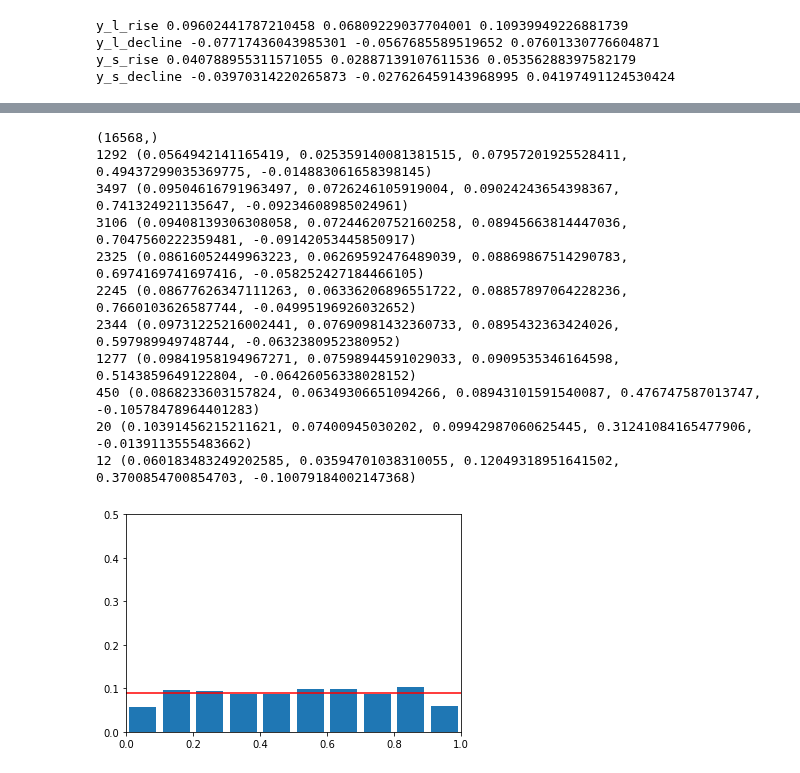
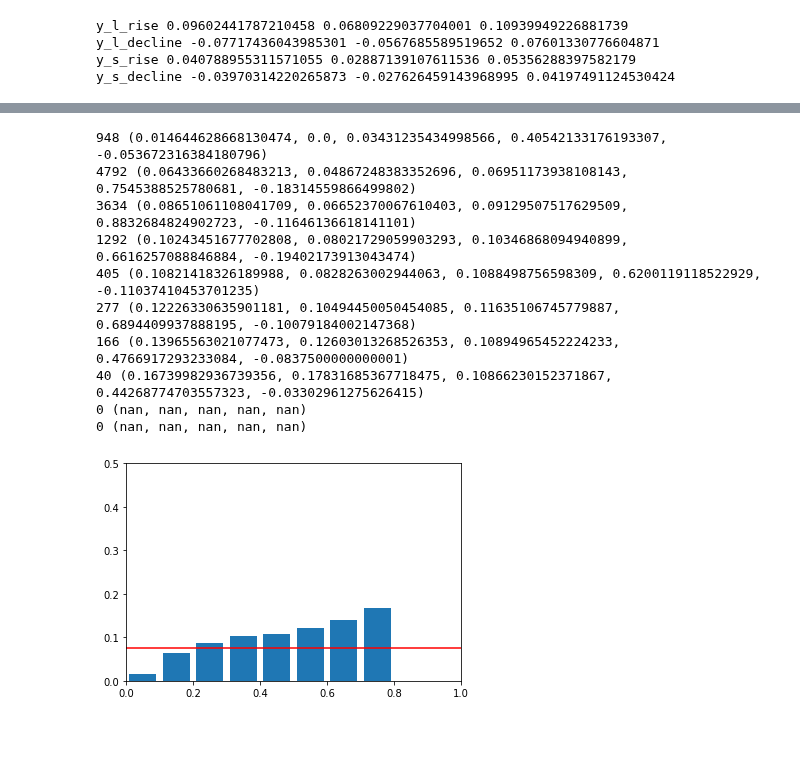
Before and after one commit to Bantorra0/Quant, a Jupyter notebook: test_clf.ipynb, the cells around one changed output, grey strips where cells are left out. Cells and saved outputs as stored; diff of their text form; code cells hidden in the pictures; blank space fills up the shorter version.

```diff
--- a/test_clf.ipynb
+++ b/test_clf.ipynb
@@ -87,9 +87,9 @@ y_l_decline -0.07717436043985301 -0.0567685589519652 0.07601330776604871
 y_s_rise 0.040788955311571055 0.02887139107611536 0.05356288397582179
 y_s_decline -0.03970314220265873 -0.027626459143968995 0.04197491124530424
 # %%
-train_date_idx = trading_date_idxes[trading_date_idxes<"2017-01-01"][:-21]
+train_date_idx = trading_date_idxes[trading_date_idxes<"2018-01-01"][:-21]
 print(train_date_idx[0],train_date_idx[-1])
-test_date_idx = trading_date_idxes[(trading_date_idxes>="2017-01-01")][:300]
+test_date_idx = trading_date_idxes[trading_date_idxes>="2018-01-01"][:-20]
 print(test_date_idx[0],test_date_idx[-1])
 
 ycol = "y_l_rise"
@@ -114,10 +109,10 @@ print(X_test.shape, Y_test[ycol].shape)
 #           }
 
 models = {"model_l_high":
-              lgbm.LGBMClassifier(n_estimators=75,
+              lgbm.LGBMClassifier(n_estimators=30,
                                   scale_pos_weight=1,
-                                 num_leaves=63,
-                                max_depth=12,
+                                 num_leaves=32,
+                                max_depth=8,
                                  random_state=0,
                                 min_child_samples=20,
                                   )
@@ -174,13 +169,9 @@ LGBMClassifier(boosting_type='gbdt', class_weight=None, colsample_bytree=1.0,
         reg_alpha=0.0, reg_lambda=0.0, scale_pos_weight=1, silent=True,
         subsample=1.0, subsample_for_bin=200000, subsample_freq=0)
 # %%
-cond = Y_test_pred[ycol]>0.8
-print(Y_test[ycol][cond].mean())
+cond = Y_test_pred[ycol]>0.3
 print(sum(cond),Y_test[ycol][cond].mean(), Y_test[ycol][cond].median(),Y_test[ycol][cond].std(),Y_test[ycol][cond].max(),Y_test[ycol][cond].min())
 
-df_combined = df_all.loc[test_date_idx][["code","open0","open","f1mv_open"]]
-df_combined["rise"] = Y_test[ycol].copy()
-df_combined["pred"] = Y_test_pred[ycol].copy()
-for code, df in df_combined[cond].groupby("code"):
-    print("\n",df)
+# print(sum(ml_model.label(Y_test[ycol],threshold=0.35)==ml_model.label(Y_test[ycol],threshold=0.4)), len(Y_test[ycol]))
+# print(Y_test[ycol][ml_model.label(Y_test[ycol],threshold=0.35)!=ml_model.label(Y_test[ycol],threshold=0.4)])
 # %% [output]
@@ -315,35 +198,30 @@ print(features_test.shape, type(features_test))
 # %%
-y_stacker_test = stacker.predict_proba(features_test)[:,1]
-# y_stacker_test = stacker.predict(features_test)
-
-print(y_stacker_test.shape)
 y1 = []
 cnt1 = []
 for i in range(10):
     p0 = i*0.1
     p1 = (i+1)*0.1
-    cond=(p0 < y_stacker_test) & (y_stacker_test <=p1)
+    cond=(p0 < Y_test_pred[ycol]) & (Y_test_pred[ycol] <=p1)
     cnt1.append(sum(cond))
     y1.append((Y_test[ycol][cond].mean(), Y_test[ycol][cond].median(),Y_test[ycol][cond].std(),Y_test[ycol][cond].max(),Y_test[ycol][cond].min()))
 for c,p in zip(cnt1,y1):
     print(c,p)
 
 plt.bar(np.arange(len(y1))*0.1+0.05,[mean for mean,_, _,_,_ in y1],width=0.08)
 plt.plot(x0,y0,color='r')
 # plt.plot(x,y1,color='r')
 plt.xlim(0,1)
 plt.ylim(0,0.5)
 plt.show()
 # %% [output]
-(16568,)
-1292 (0.0564942141165419, 0.025359140081381515, 0.07957201925528411, 0.49437299035369775, -0.014883061658398145)
-3497 (0.09504616791963497, 0.0726246105919004, 0.09024243654398367, 0.741324921135647, -0.09234608985024961)
-3106 (0.09408139306308058, 0.07244620752160258, 0.08945663814447036, 0.7047560222359481, -0.09142053445850917)
-2325 (0.08616052449963223, 0.06269592476489039, 0.08869867514290783, 0.6974169741697416, -0.058252427184466105)
-2245 (0.08677626347111263, 0.06336206896551722, 0.08857897064228236, 0.7660103626587744, -0.04995196926032652)
-2344 (0.09731225216002441, 0.07690981432360733, 0.0895432363424026, 0.597989949748744, -0.0632380952380952)
-1277 (0.09841958194967271, 0.07598944591029033, 0.0909535346164598, 0.5143859649122804, -0.06426056338028152)
-450 (0.0868233603157824, 0.06349306651094266, 0.08943101591540087, 0.476747587013747, -0.10578478964401283)
-20 (0.10391456215211621, 0.07400945030202, 0.09942987060625445, 0.31241084165477906, -0.0139113555483662)
-12 (0.060183483249202585, 0.03594701038310055, 0.12049318951641502, 0.3700854700854703, -0.10079184002147368)
+948 (0.014644628668130474, 0.0, 0.03431235434998566, 0.40542133176193307, -0.053672316384180796)
+4792 (0.06433660268483213, 0.04867248383352696, 0.06951173938108143, 0.7545388525780681, -0.18314559866499802)
+3634 (0.08651061108041709, 0.06652370067610403, 0.09129507517629509, 0.8832684824902723, -0.11646136618141101)
+1292 (0.10243451677702808, 0.08021729059903293, 0.10346868094940899, 0.6616257088846884, -0.19402173913043474)
+405 (0.10821418326189988, 0.0828263002944063, 0.1088498756598309, 0.6200119118522929, -0.11037410453701235)
+277 (0.12226330635901181, 0.10494450050454085, 0.11635106745779887, 0.6894409937888195, -0.10079184002147368)
+166 (0.13965563021077473, 0.12603013268526353, 0.10894965452224233, 0.4766917293233084, -0.0837500000000001)
+40 (0.16739982936739356, 0.17831685367718475, 0.10866230152371867, 0.44268774703557323, -0.03302961275626415)
+0 (nan, nan, nan, nan, nan)
+0 (nan, nan, nan, nan, nan)
-[figure, old version]
+[figure, new version]
```
Also changed, not shown: parts of 12 cells of this notebook, 2 other files.
